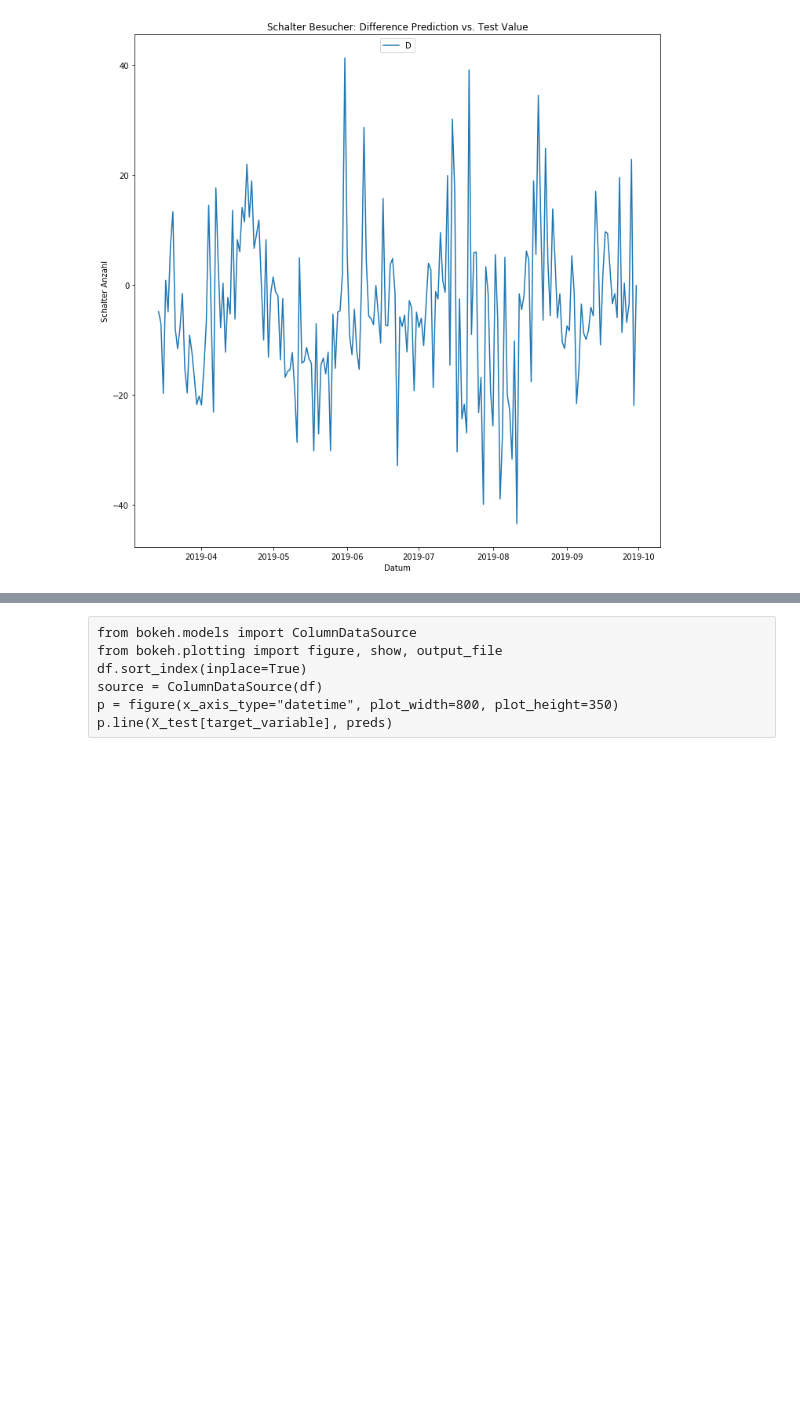
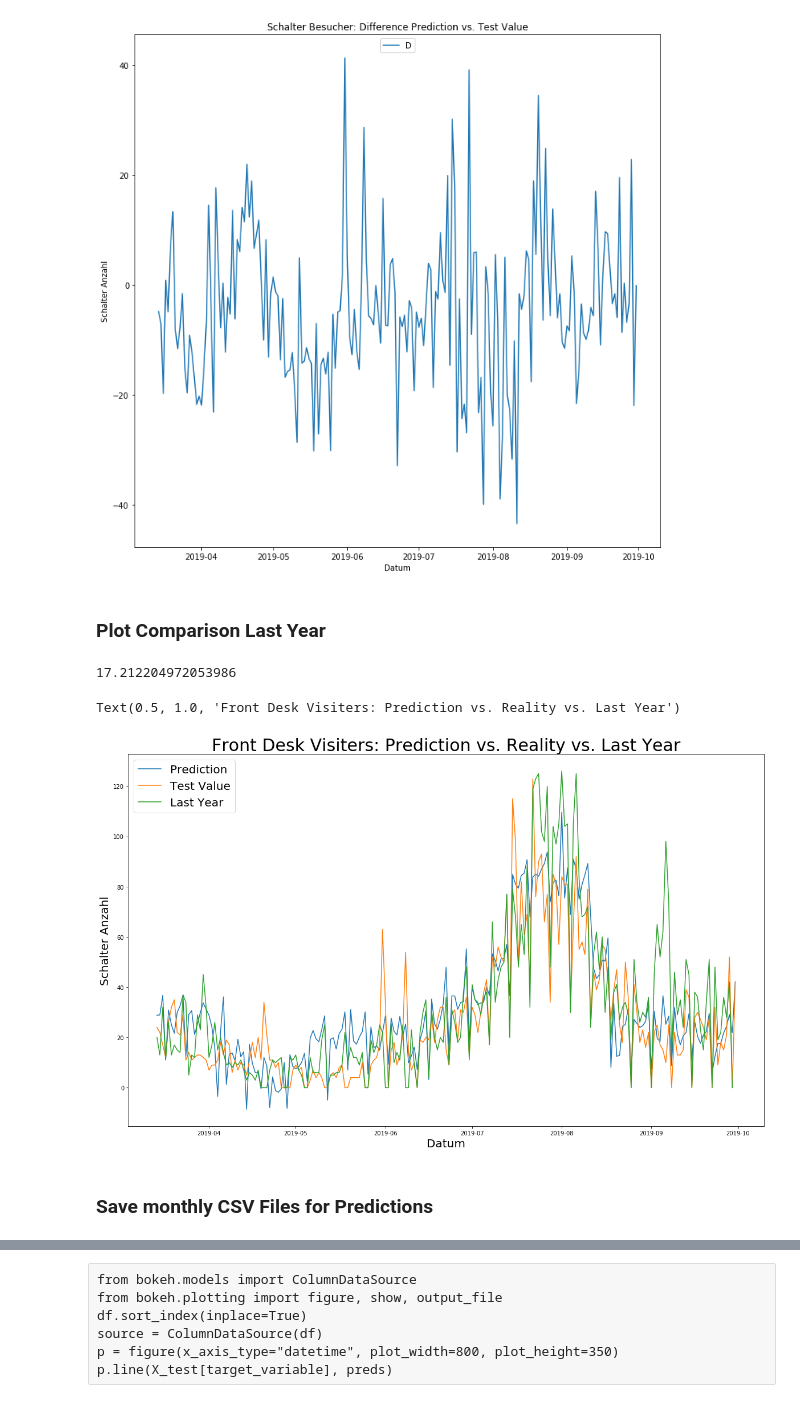
Before and after one commit to OpentourismOfficeForecast/forecast5.0, a Jupyter notebook: Learning/tourism_hack_LGI.ipynb, the cells around one changed output, grey strips where cells are left out. Cells and saved outputs as stored; diff of their text form; code cells hidden in the pictures; blank space fills up the shorter version.

Commit message:
random forest, new plots

```diff
--- a/Learning/tourism_hack_LGI.ipynb
+++ b/Learning/tourism_hack_LGI.ipynb
@@ -485,3 +485,37 @@ plt.title('Schalter Besucher: Difference Prediction vs. Test Value')
 # %% [output]
 Text(0.5, 1.0, 'Schalter Besucher: Difference Prediction vs. Test Value')
 [figure]
+# %% [markdown]
+### Plot Comparison Last Year
+# %%
+d_datetime = d_all
+d_datetime['Datum'] = pd.to_datetime(d_all['Datum'],format='%d.%m.%Y')
+start_date = pd.to_datetime('14.3.2018',format='%d.%m.%Y')
+end_date = pd.to_datetime('30.09.2018',format='%d.%m.%Y')
+today = pd.to_datetime('today')
+test_data_range = d_datetime[(d_datetime['Datum']>=start_date) & (d_datetime['Datum']<=end_date)]
+test_data_range_shifted = test_data_range.shift(-1)
+last_year = test_data_range_shifted['Schalter']
+rmse = ((last_year - y_test) ** 2).mean() ** .5
+rmse
+# %% [output]
+17.212204972053986
+# %%
+width = 20
+height = 12
+plt.figure(figsize=(width, height))
+t = pd.date_range(start='2019-03-14',end='2019-09-30')
+
+plt.plot(t, preds)
+plt.plot(t, y_test)
+plt.plot(t,last_year)
+
+plt.xlabel('Datum', fontsize=20)
+plt.ylabel('Schalter Anzahl', fontsize=20)
+plt.legend(('Prediction', 'Test Value','Last Year'), loc='upper left', fontsize=20)
+plt.title('Front Desk Visiters: Prediction vs. Reality vs. Last Year', fontsize=30)
+# %% [output]
+Text(0.5, 1.0, 'Front Desk Visiters: Prediction vs. Reality vs. Last Year')
+[figure, added]
+# %% [markdown]
+### Save monthly CSV Files for Predictions
```
Also changed, not shown: parts of 3 cells of this notebook, 1 other file.
